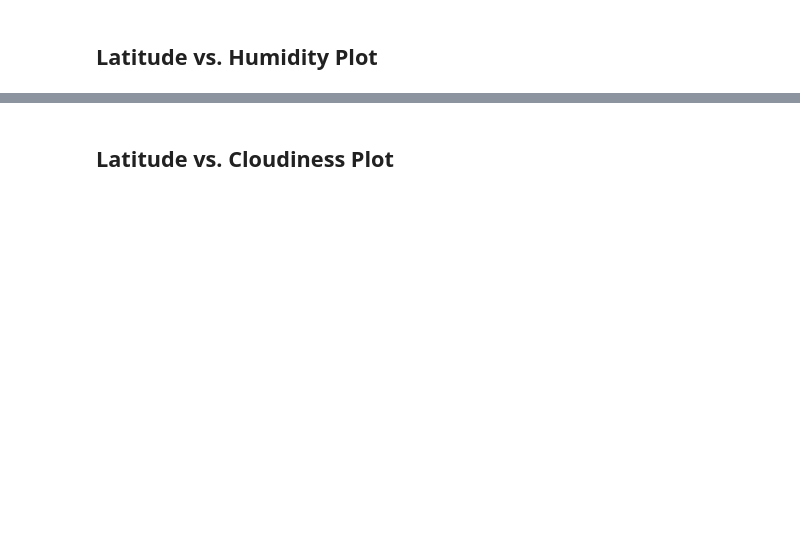
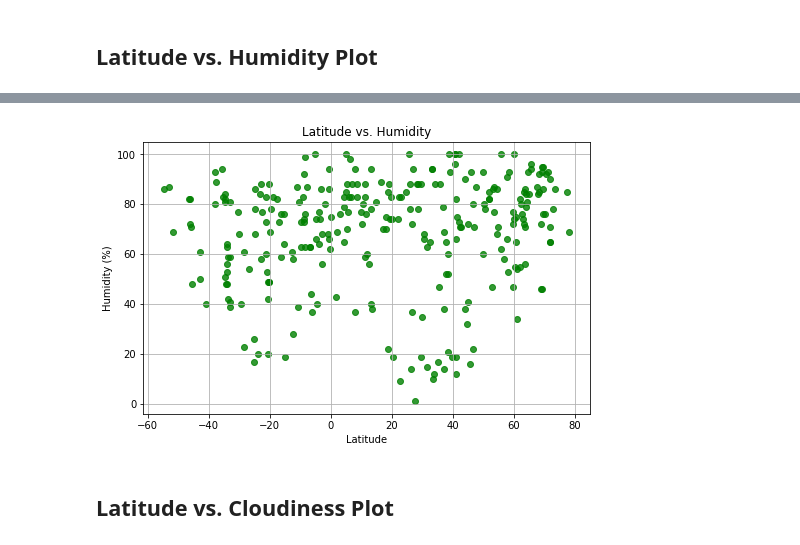
Before and after one commit to Snickett/python-api-challenge, a Jupyter notebook: WeatherPy/WeatherPy.ipynb, the cells around one changed output, grey strips where cells are left out. Drawn from its saved outputs; the diff is of its cells as text; code cells hidden in the pictures; blank space fills up the shorter version.

```diff
--- a/WeatherPy/WeatherPy.ipynb
+++ b/WeatherPy/WeatherPy.ipynb
@@ -157,2 +172,11 @@ Int64Index([], dtype='int64')
+# %%
+plt.figure(figsize=(8,5))
+plt.scatter(x=(Collected_df2["Lat"]), y=(Collected_df2["Humidity"]), marker="o", facecolors="green", alpha=0.8)
+plt.title('Latitude vs. Humidity')
+plt.ylabel('Humidity (%)')
+plt.xlabel("Latitude")
+plt.grid()
+# %% [output]
+[figure, added]
 # %% [markdown]
 ## Latitude vs. Cloudiness Plot
```
Also changed, not shown: parts of 31 cells of this notebook, 2 other files.
